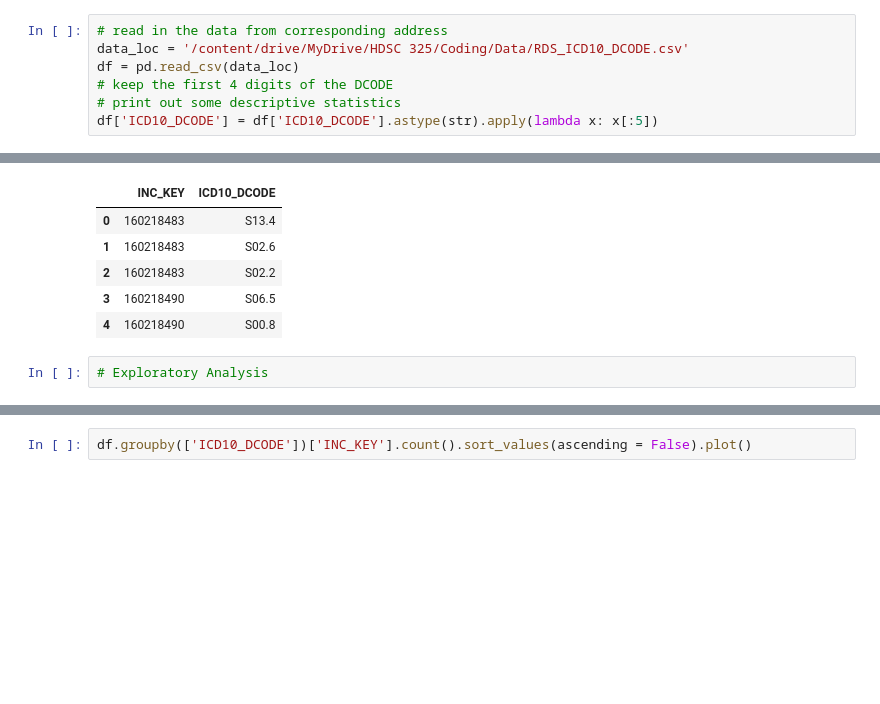
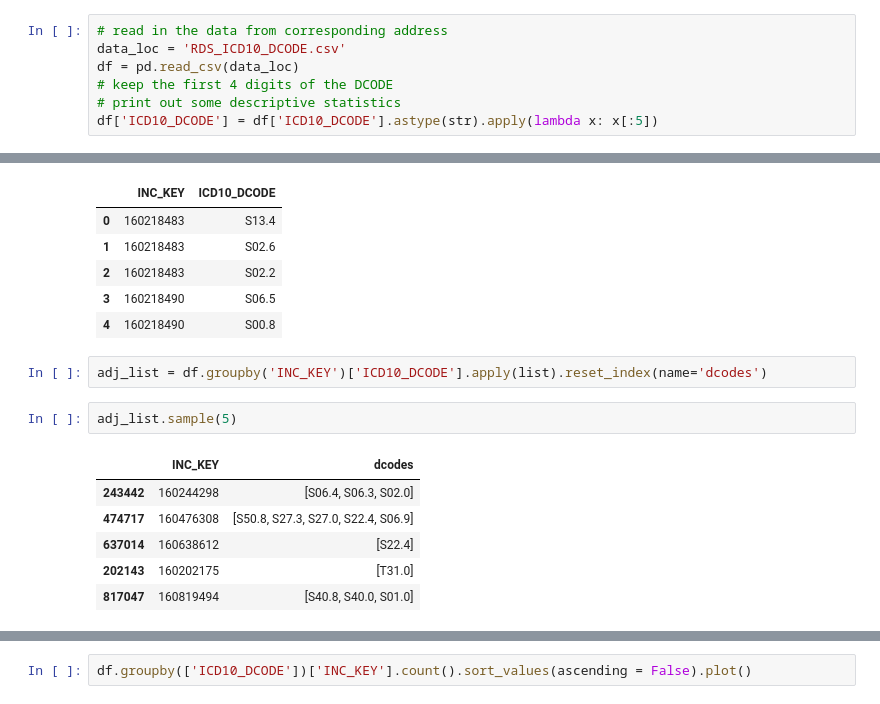
Before and after one commit to mukundpoddar1/trauma_graph, a Jupyter notebook: Chord_Diagram.ipynb, the cells around one changed output, grey strips where cells are left out. Cells and saved outputs as stored; diff of their text form; blank space fills up the shorter version.

Commit message:
Add EDA to graph_analysis and change weight creation in list_creator

```diff
--- a/Chord_Diagram.ipynb
+++ b/Chord_Diagram.ipynb
@@ -28,6 +12,6 @@ Mounted at /content/drive
 # %%
 # read in the data from corresponding address
-data_loc = '/content/drive/MyDrive/HDSC 325/Coding/Data/RDS_ICD10_DCODE.csv'
+data_loc = 'RDS_ICD10_DCODE.csv'
 df = pd.read_csv(data_loc)
 # keep the first 4 digits of the DCODE
 # print out some descriptive statistics
@@ -43,5 +27,14 @@ df.head(5)
 | 2 | 160218483 | S02.2 |
 | 3 | 160218490 | S06.5 |
 | 4 | 160218490 | S00.8 |
-# %%
-# Exploratory Analysis
+# %%
+adj_list = df.groupby('INC_KEY')['ICD10_DCODE'].apply(list).reset_index(name='dcodes')
+# %%
+adj_list.sample(5)
+# %% [output]
+|  | INC_KEY | dcodes |
+| 243442 | 160244298 | [S06.4, S06.3, S02.0] |
+| 474717 | 160476308 | [S50.8, S27.3, S27.0, S22.4, S06.9] |
+| 637014 | 160638612 | [S22.4] |
+| 202143 | 160202175 | [T31.0] |
+| 817047 | 160819494 | [S40.8, S40.0, S01.0] |
```
Also changed, not shown: parts of 5 cells of this notebook, 1 other file.
